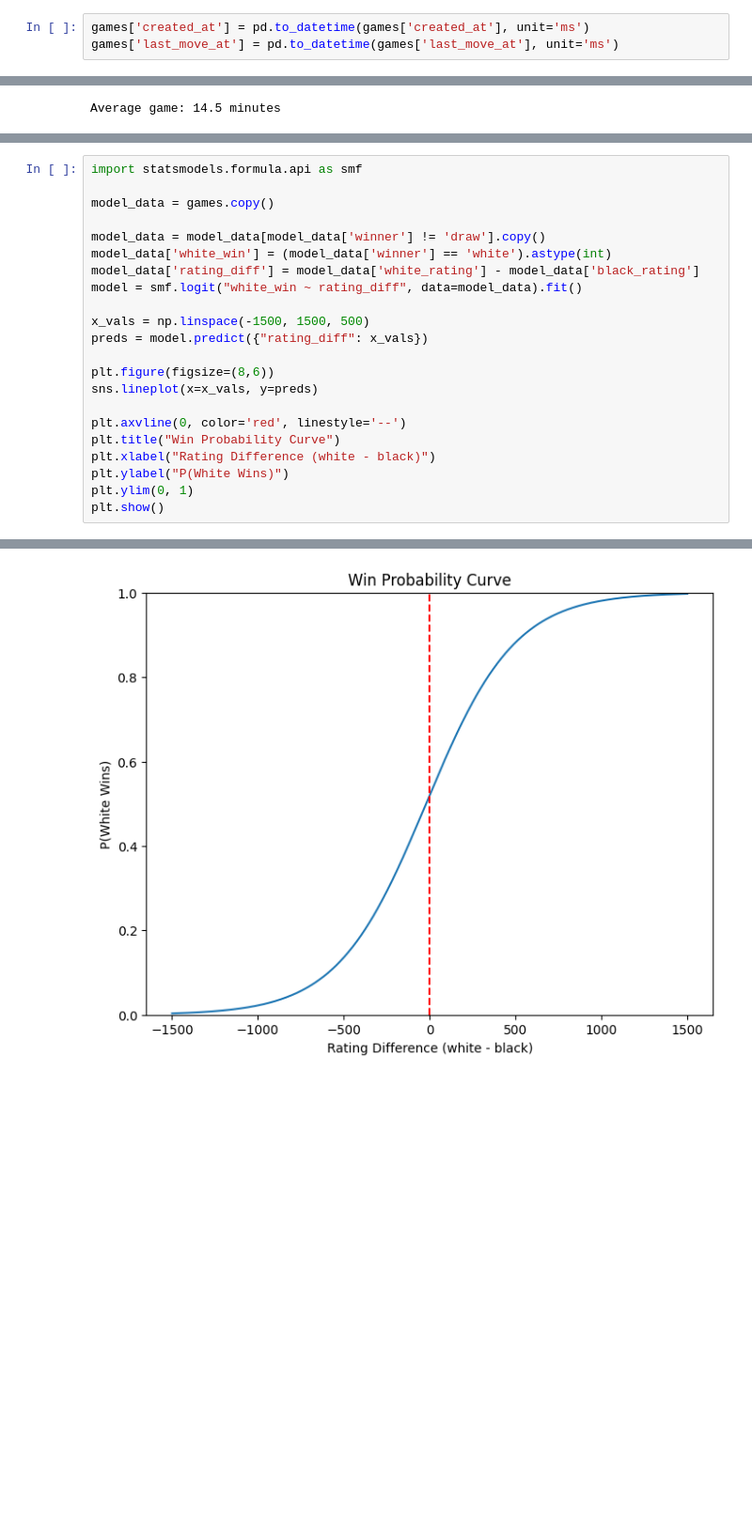
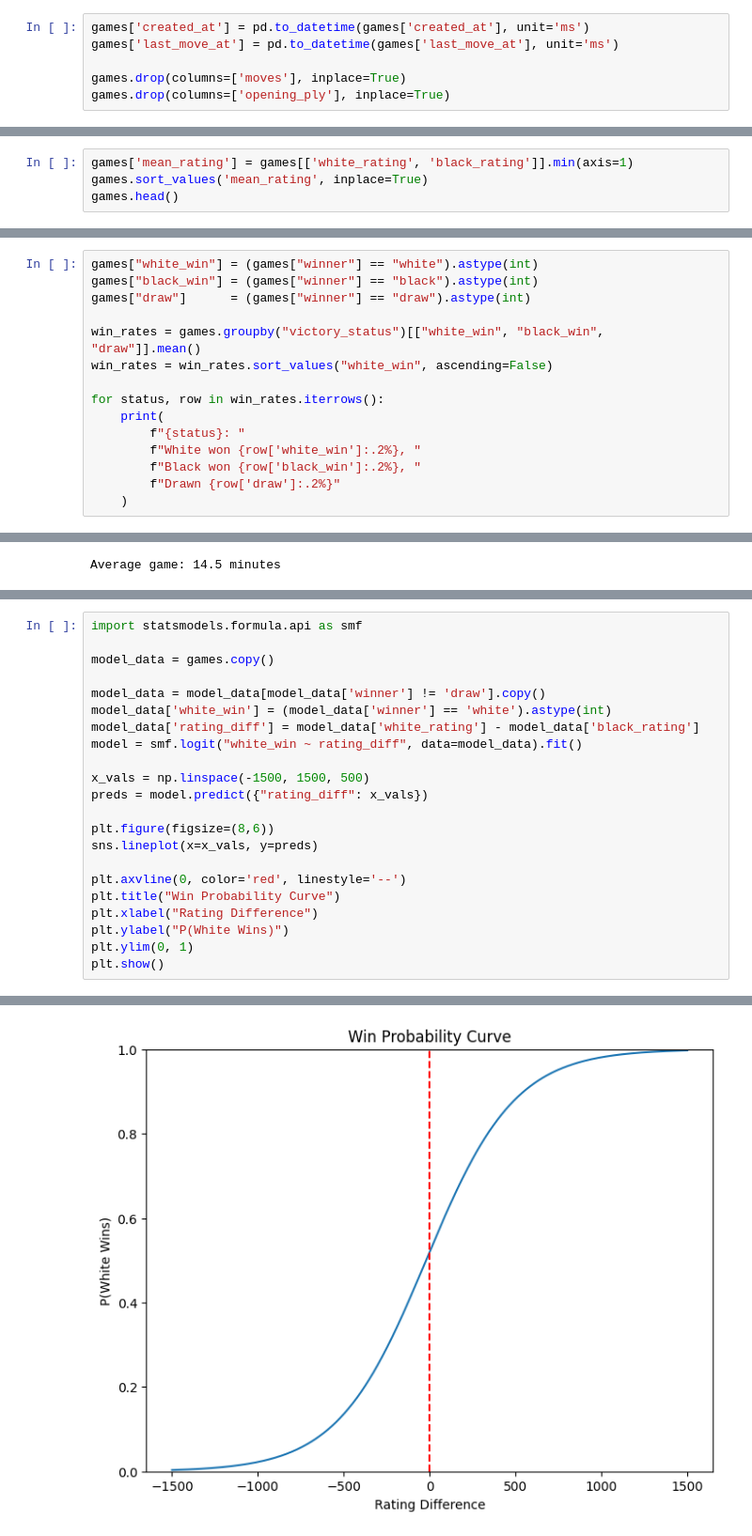
Before and after one commit to booyah-1902/AI_Mastery, a Jupyter notebook: AI-Mastery-Week-1/Machine Learning/Chess/Lichess Data Analysis.ipynb, the cells around one changed output, grey strips where cells are left out. Shown at 94% size. Saved outputs shown, nothing was run; the diff lists cells and outputs as text; blank space fills up the shorter version.

```diff
--- a/AI-Mastery-Week-1/Machine Learning/Chess/Lichess Data Analysis.ipynb
+++ b/AI-Mastery-Week-1/Machine Learning/Chess/Lichess Data Analysis.ipynb
@@ -9,6 +9,9 @@ pd.set_option("display.max_rows", 10)
 # %%
 games['created_at'] = pd.to_datetime(games['created_at'], unit='ms')
 games['last_move_at'] = pd.to_datetime(games['last_move_at'], unit='ms')
+
+games.drop(columns=['moves'], inplace=True)
+games.drop(columns=['opening_ply'], inplace=True)
 # %%
 games.head(3)
 # %% [output]
@@ -128,0 +152,4 @@ Name: count, Length: 1477, dtype: int64
+# %%
+games['mean_rating'] = games[['white_rating', 'black_rating']].min(axis=1)
+games.sort_values('mean_rating', inplace=True)
+games.head()
@@ -128,0 +189,15 @@ Name: count, Length: 1477, dtype: int64
+# %%
+games["white_win"] = (games["winner"] == "white").astype(int)
+games["black_win"] = (games["winner"] == "black").astype(int)
+games["draw"]      = (games["winner"] == "draw").astype(int)
+
+win_rates = games.groupby("victory_status")[["white_win", "black_win", "draw"]].mean()
+win_rates = win_rates.sort_values("white_win", ascending=False)
+
+for status, row in win_rates.iterrows():
+    print(
+        f"{status}: "
+        f"White won {row['white_win']:.2%}, "
+        f"Black won {row['black_win']:.2%}, "
+        f"Drawn {row['draw']:.2%}"
+    )
@@ -198,27 +299,27 @@ games.sort_values(by="turns")
 # %%
 import statsmodels.formula.api as smf
 
 model_data = games.copy()
 
 model_data = model_data[model_data['winner'] != 'draw'].copy()
 model_data['white_win'] = (model_data['winner'] == 'white').astype(int)
 model_data['rating_diff'] = model_data['white_rating'] - model_data['black_rating']
 model = smf.logit("white_win ~ rating_diff", data=model_data).fit()
 
 x_vals = np.linspace(-1500, 1500, 500)
 preds = model.predict({"rating_diff": x_vals})
 
 plt.figure(figsize=(8,6))
 sns.lineplot(x=x_vals, y=preds)
 
 plt.axvline(0, color='red', linestyle='--')
 plt.title("Win Probability Curve")
-plt.xlabel("Rating Difference (white - black)")
+plt.xlabel("Rating Difference")
 plt.ylabel("P(White Wins)")
 plt.ylim(0, 1)
 plt.show()
 # %% [output]
 Optimization terminated successfully.
          Current function value: 0.614955
          Iterations 5
-[figure, old version]
+[figure, new version]
```
Also changed, not shown: parts of 16 cells of this notebook.
